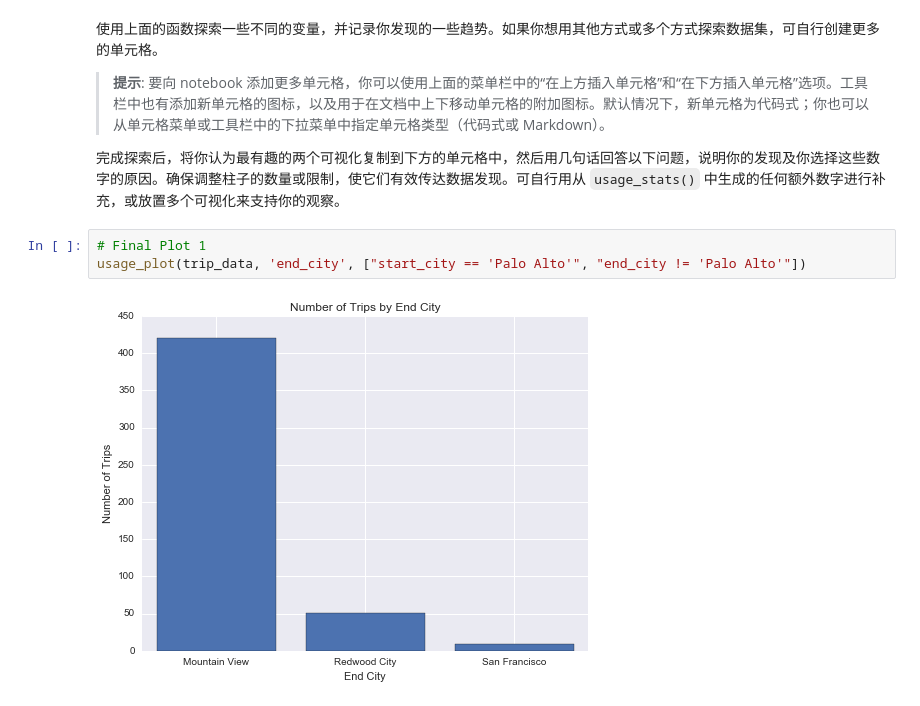
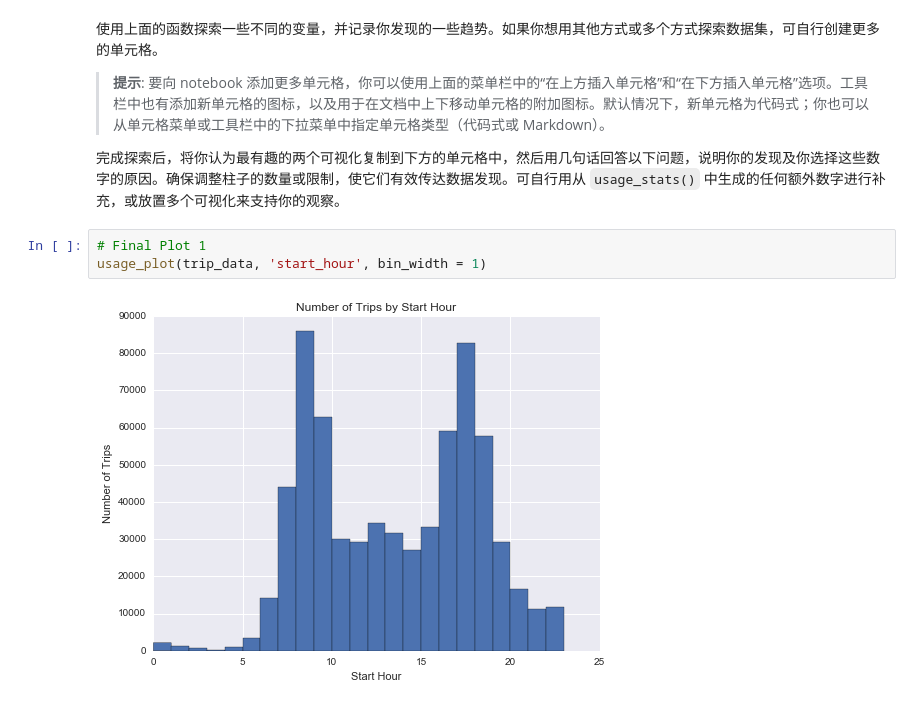
Before and after one commit to dagangwood163/NanoDA, a Jupyter notebook: P0 bike_sharing/Bay_Area_Bike_Share_Analysis.ipynb, the cells around one changed output. Drawn from its saved outputs; the diff is of its cells as text.

```diff
--- a/P0 bike_sharing/Bay_Area_Bike_Share_Analysis.ipynb
+++ b/P0 bike_sharing/Bay_Area_Bike_Share_Analysis.ipynb
@@ -320,6 +330,6 @@ usage_plot(trip_data, 'subscription_type', ["start_city == 'San Francisco'", "en
 完成探索后，将你认为最有趣的两个可视化复制到下方的单元格中，然后用几句话回答以下问题，说明你的发现及你选择这些数字的原因。确保调整柱子的数量或限制，使它们有效传达数据发现。可自行用从 `usage_stats()` 中生成的任何额外数字进行补充，或放置多个可视化来支持你的观察。
 # %%
 # Final Plot 1
-usage_plot(trip_data, 'end_city', ["start_city == 'Palo Alto'", "end_city != 'Palo Alto'"])
+usage_plot(trip_data, 'start_hour', bin_width = 1)
 # %% [output]
-[figure, old version]
+[figure, new version]
```
Also changed, not shown: parts of 10 cells of this notebook, 20 other files.
